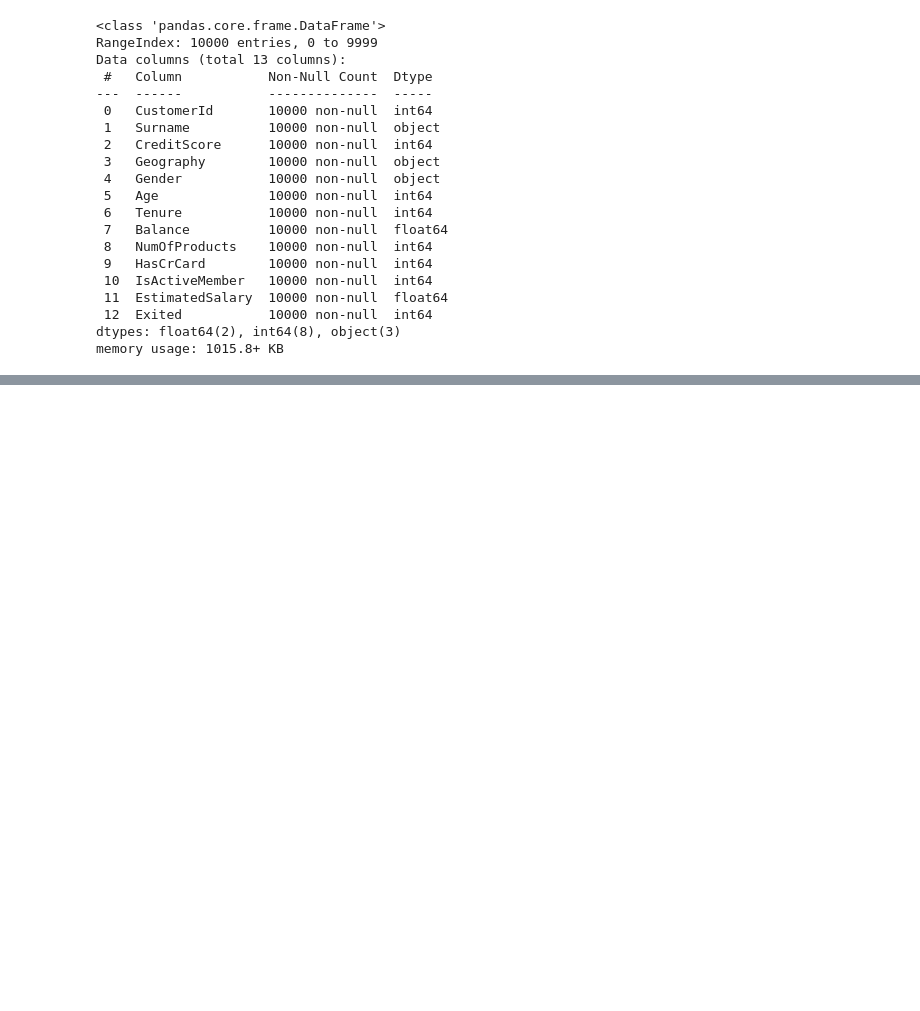
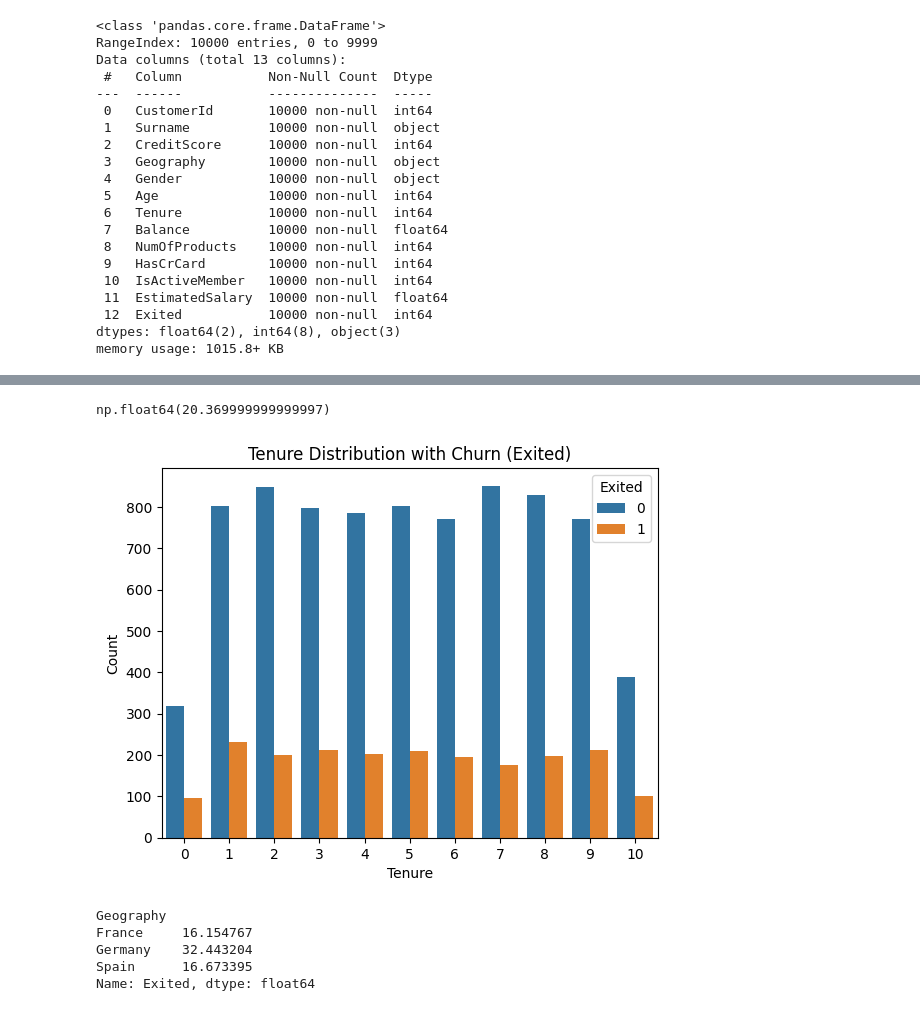
Before and after one commit to dubeysagun/data_analysis, a Jupyter notebook: bank_data.ipynb, the cells around one changed output, grey strips where cells are left out. Cells and saved outputs as stored; diff of their text form; code cells hidden in the pictures; blank space fills up the shorter version.

```diff
--- a/bank_data.ipynb
+++ b/bank_data.ipynb
@@ -55,0 +73,23 @@ prof.to_file(output_file='output.html')
+# %%
+overall_churn_rate = df['Exited'].mean() * 100
+overall_churn_rate
+# %% [output]
+np.float64(20.369999999999997)
+# %%
+sns.countplot(data=df, x='Tenure', hue='Exited', order=sorted(df['Tenure'].unique()))
+plt.title('Tenure Distribution with Churn (Exited)')
+plt.xlabel('Tenure')
+plt.ylabel('Count')
+plt.show()
+# %% [output]
+[figure, added]
+# %%
+# calculating churn rate based on Geography:
+churn_by_geography = df.groupby('Geography')['Exited'].mean() * 100
+churn_by_geography
+# %% [output]
+Geography
+France     16.154767
+Germany    32.443204
+Spain      16.673395
+Name: Exited, dtype: float64
```
Also changed, not shown: parts of 11 cells of this notebook, 1 other file.
